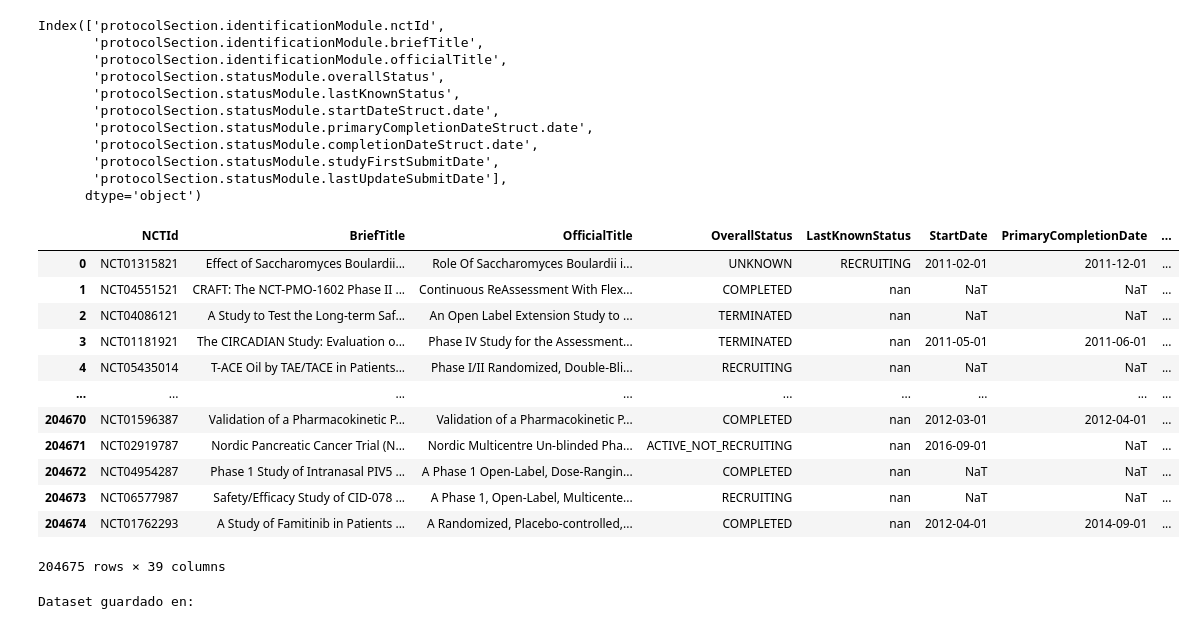
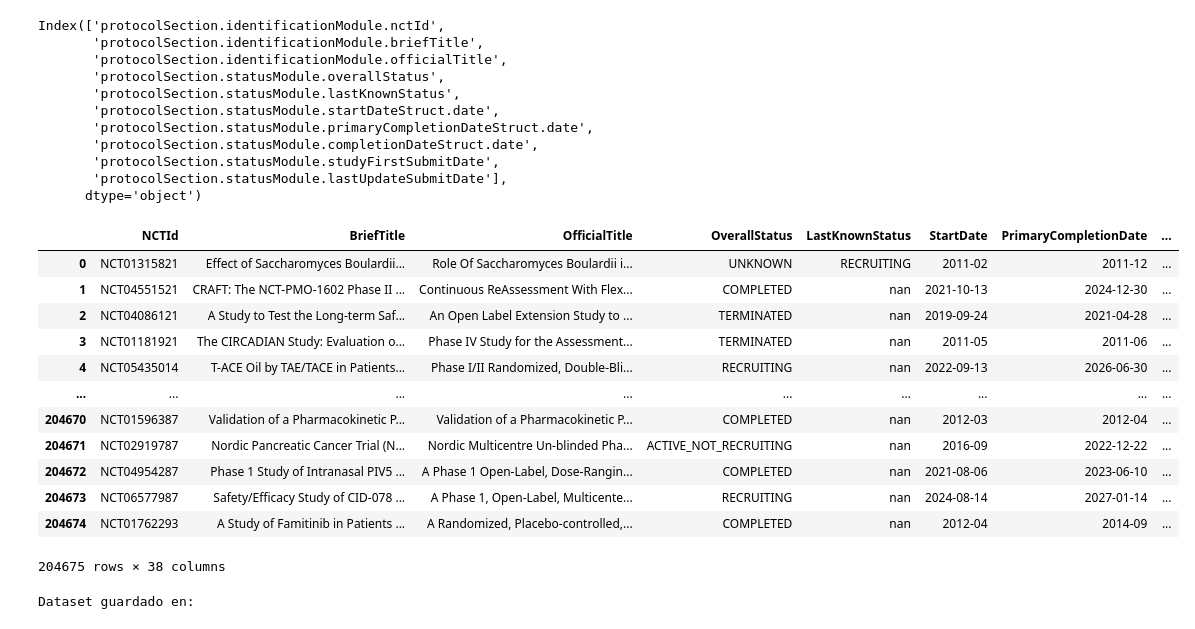
Before and after one commit to miks95/tfm_clinicaltrials, a Jupyter notebook: notebooks/00_data_download_check.ipynb, the cells around one changed output. Saved outputs shown, nothing was run; the diff lists cells and outputs as text; code cells hidden in the pictures.

```diff
--- a/notebooks/00_data_download_check.ipynb
+++ b/notebooks/00_data_download_check.ipynb
@@ -244,51 +244,45 @@ rename_map = {
     "protocolsection.outcomesmodule.primaryoutcomes": "PrimaryOutcomeMeasure",
     "protocolsection.outcomesmodule.secondaryoutcomes": "SecondaryOutcomeMeasure",
     "protocolsection.descriptionmodule.briefsummary": "BriefSummary",
     "protocolsection.eligibilitymodule.minimumage": "MinimumAge",
     "protocolsection.eligibilitymodule.maximumage": "MaximumAge",
     "protocolsection.eligibilitymodule.sex": "Sex",
     "protocolsection.eligibilitymodule.healthyvolunteers": "HealthyVolunteers",
     "protocolsection.eligibilitymodule.eligibilitycriteria": "EligibilityCriteria",
     "derivedsection.conditionbrowsemodule.meshes": "ConditionMeshTerm",
     "derivedsection.interventionbrowsemodule.meshes": "InterventionMeshTerm",
     "hasresults": "HasResults",
     "protocolsection.ipdsharingstatementmodule.ipdsharing": "IPDSharing",
 }
 
 
 
 df_clean = df_clean.rename(columns=rename_map)
 
-# Convertir fechas
-for col in ["StartDate", "PrimaryCompletionDate", "CompletionDate", "LastUpdateSubmitDate", "StudyFirstSubmitDate"]:
-    if col in df_clean.columns:
-        df_clean[col] = pd.to_datetime(df_clean[col], errors="coerce")
-
-df_clean["DurationDays"] = (df_clean["PrimaryCompletionDate"] - df_clean["StartDate"]).dt.days
 
 df_clean = df_clean.apply(lambda col:
     col.astype(str)
        .str.replace("\n", " ", regex=False)
        .str.replace("\r", " ", regex=False)
     if col.dtype == "object" else col
 )
 
 
 df_clean
 # %% [output]
 |  | NCTId | BriefTitle | OfficialTitle | OverallStatus | LastKnownStatus | StartDate | PrimaryCompletionDate | ... |
-| 0 | NCT01315821 | Effect of Saccharomyces Boulardii... | Role Of Saccharomyces Boulardii i... | UNKNOWN | RECRUITING | 2011-02-01 | 2011-12-01 | ... |
-| 1 | NCT04551521 | CRAFT: The NCT-PMO-1602 Phase II ... | Continuous ReAssessment With Flex... | COMPLETED | nan | NaT | NaT | ... |
-| 2 | NCT04086121 | A Study to Test the Long-term Saf... | An Open Label Extension Study to ... | TERMINATED | nan | NaT | NaT | ... |
-| 3 | NCT01181921 | The CIRCADIAN Study: Evaluation o... | Phase IV Study for the Assessment... | TERMINATED | nan | 2011-05-01 | 2011-06-01 | ... |
-| 4 | NCT05435014 | T-ACE Oil by TAE/TACE in Patients... | Phase I/II Randomized, Double-Bli... | RECRUITING | nan | NaT | NaT | ... |
+| 0 | NCT01315821 | Effect of Saccharomyces Boulardii... | Role Of Saccharomyces Boulardii i... | UNKNOWN | RECRUITING | 2011-02 | 2011-12 | ... |
+| 1 | NCT04551521 | CRAFT: The NCT-PMO-1602 Phase II ... | Continuous ReAssessment With Flex... | COMPLETED | nan | 2021-10-13 | 2024-12-30 | ... |
+| 2 | NCT04086121 | A Study to Test the Long-term Saf... | An Open Label Extension Study to ... | TERMINATED | nan | 2019-09-24 | 2021-04-28 | ... |
+| 3 | NCT01181921 | The CIRCADIAN Study: Evaluation o... | Phase IV Study for the Assessment... | TERMINATED | nan | 2011-05 | 2011-06 | ... |
+| 4 | NCT05435014 | T-ACE Oil by TAE/TACE in Patients... | Phase I/II Randomized, Double-Bli... | RECRUITING | nan | 2022-09-13 | 2026-06-30 | ... |
 | ... | ... | ... | ... | ... | ... | ... | ... | ... |
-| 204670 | NCT01596387 | Validation of a Pharmacokinetic P... | Validation of a Pharmacokinetic P... | COMPLETED | nan | 2012-03-01 | 2012-04-01 | ... |
-| 204671 | NCT02919787 | Nordic Pancreatic Cancer Trial (N... | Nordic Multicentre Un-blinded Pha... | ACTIVE_NOT_RECRUITING | nan | 2016-09-01 | NaT | ... |
-| 204672 | NCT04954287 | Phase 1 Study of Intranasal PIV5 ... | A Phase 1 Open-Label, Dose-Rangin... | COMPLETED | nan | NaT | NaT | ... |
-| 204673 | NCT06577987 | Safety/Efficacy Study of CID-078 ... | A Phase 1, Open-Label, Multicente... | RECRUITING | nan | NaT | NaT | ... |
-| 204674 | NCT01762293 | A Study of Famitinib in Patients ... | A Randomized, Placebo-controlled,... | COMPLETED | nan | 2012-04-01 | 2014-09-01 | ... |
+| 204670 | NCT01596387 | Validation of a Pharmacokinetic P... | Validation of a Pharmacokinetic P... | COMPLETED | nan | 2012-03 | 2012-04 | ... |
+| 204671 | NCT02919787 | Nordic Pancreatic Cancer Trial (N... | Nordic Multicentre Un-blinded Pha... | ACTIVE_NOT_RECRUITING | nan | 2016-09 | 2022-12-22 | ... |
+| 204672 | NCT04954287 | Phase 1 Study of Intranasal PIV5 ... | A Phase 1 Open-Label, Dose-Rangin... | COMPLETED | nan | 2021-08-06 | 2023-06-10 | ... |
+| 204673 | NCT06577987 | Safety/Efficacy Study of CID-078 ... | A Phase 1, Open-Label, Multicente... | RECRUITING | nan | 2024-08-14 | 2027-01-14 | ... |
+| 204674 | NCT01762293 | A Study of Famitinib in Patients ... | A Randomized, Placebo-controlled,... | COMPLETED | nan | 2012-04 | 2014-09 | ... |
-204675 rows × 39 columns
+204675 rows × 38 columns
 # %%
 # Guardamos el archivo una vez limpiado, que se usará en el proximo paso
 
```
Also changed, not shown: parts of 6 cells of this notebook, 1 other file.
